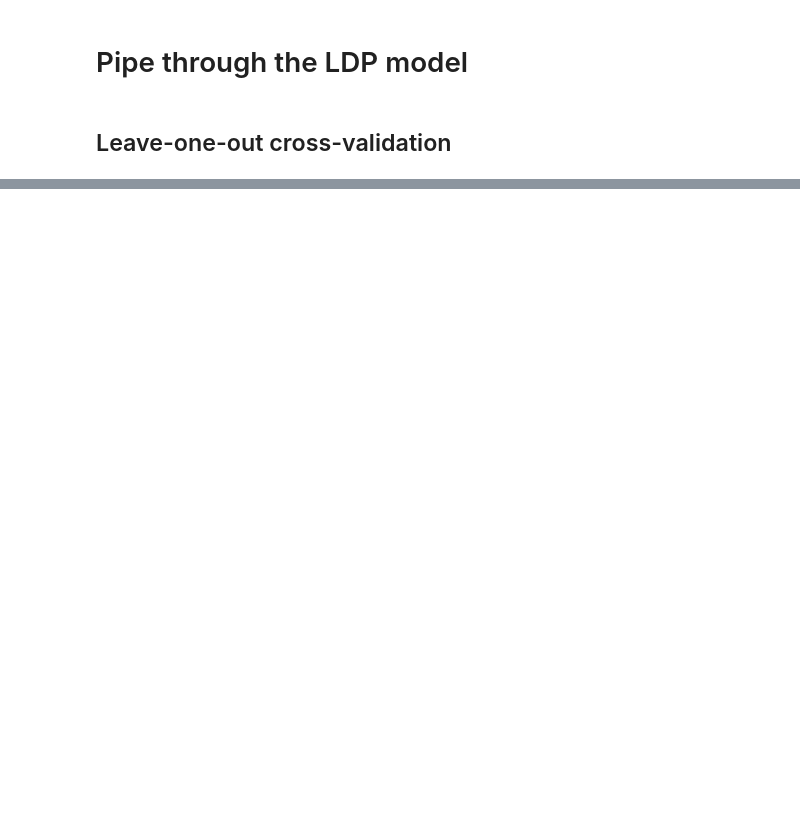
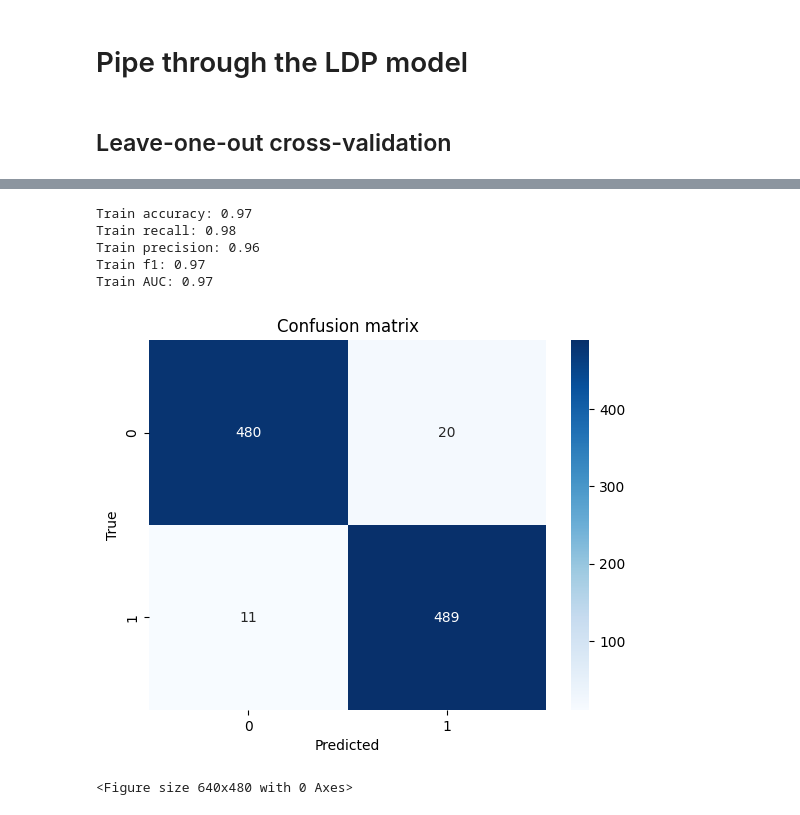
Before and after one commit to Wotaker/masters-thesis, a Jupyter notebook: master_thesis/training/train.ipynb, the cells around one changed output, grey strips where cells are left out. Cells and saved outputs as stored; diff of their text form; code cells hidden in the pictures; blank space fills up the shorter version.

```diff
--- a/master_thesis/training/train.ipynb
+++ b/master_thesis/training/train.ipynb
@@ -91 +91,40 @@ Train AUC: 0.91
 <Figure size 640x480 with 0 Axes>
+# %%
+# Define accumulator lists
+y_gold_acc, y_hat_acc = [], []
+
+# Define k-fold cross-validation
+kfold = KFold(n_splits=K_FOLDS, shuffle=True, random_state=SEED)
+for i, (train_index, test_index) in tqdm(enumerate(kfold.split(X)), total=K_FOLDS, desc="Cross-validation"):
+
+    # Split data
+    X_train, X_test = [X[i] for i in train_index], [X[i] for i in test_index]
+    y_train, y_test = [y[i] for i in train_index], [y[i] for i in test_index]
+
+    # Train model
+    # model = VectorModel(classifier_type="mlp", classifier_kwargs={
+    #     "hidden_layer_sizes": (64, 16),
+    #     "max_iter": 1000
+    # })
+    model = LDPModel()
+    model.fit(X_train, y_train)
+
+    # Predict
+    y_hat = model.predict(X_test)
+    y_gold_acc.append(y_test)
+    y_hat_acc.append(y_hat)
+
+# Concatenate lists
+y_gold = np.concatenate(y_gold_acc)
+y_hat = np.concatenate(y_hat_acc)
+
+# Evaluate classification
+model.evaluate(y_gold, y_hat)
+# %% [output]
+Train accuracy: 0.97
+Train recall: 0.98
+Train precision: 0.96
+Train f1: 0.97
+Train AUC: 0.97
+[figure, added]
+<Figure size 640x480 with 0 Axes>
```
Also changed, not shown: parts of 4 cells of this notebook, 4 other files.
